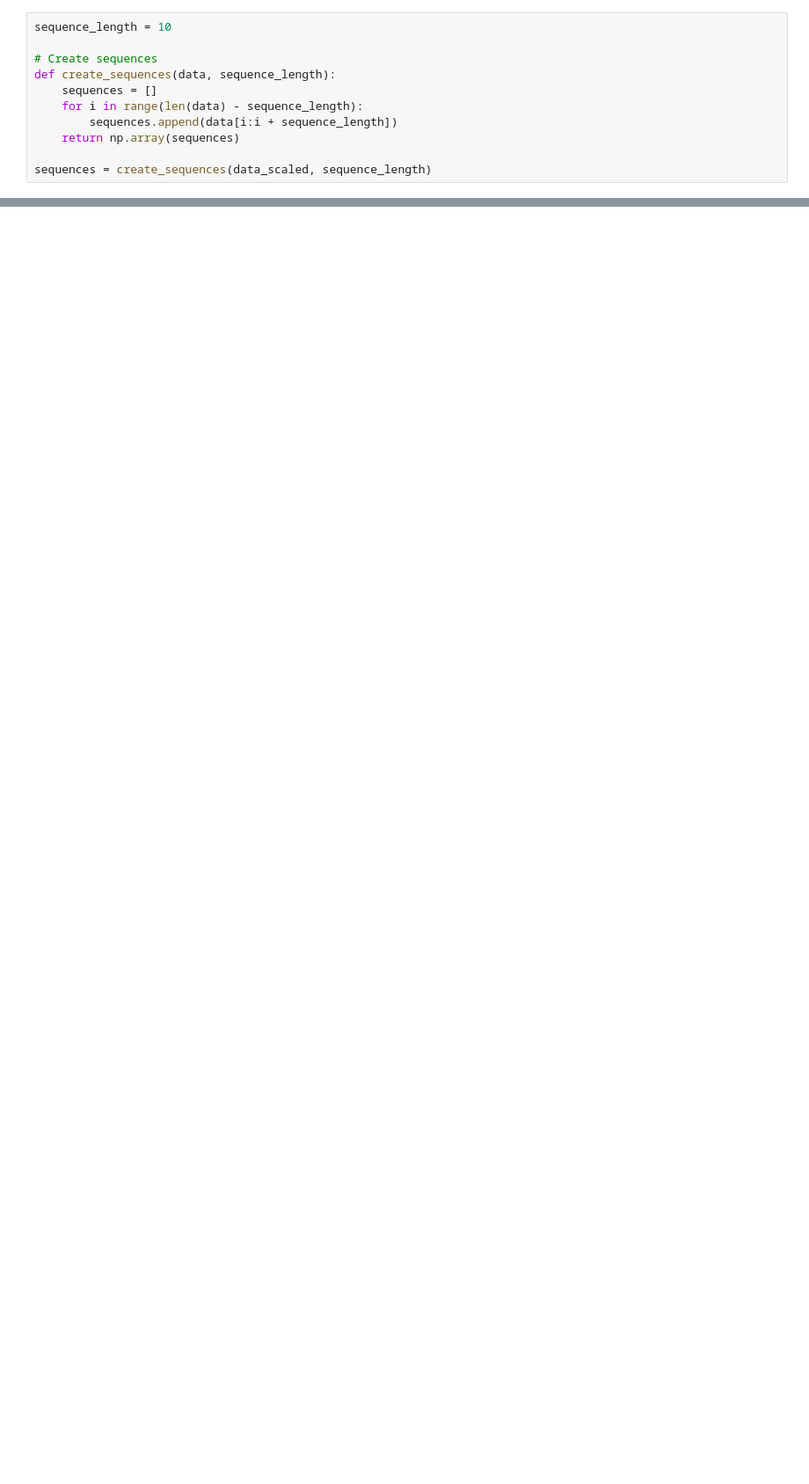
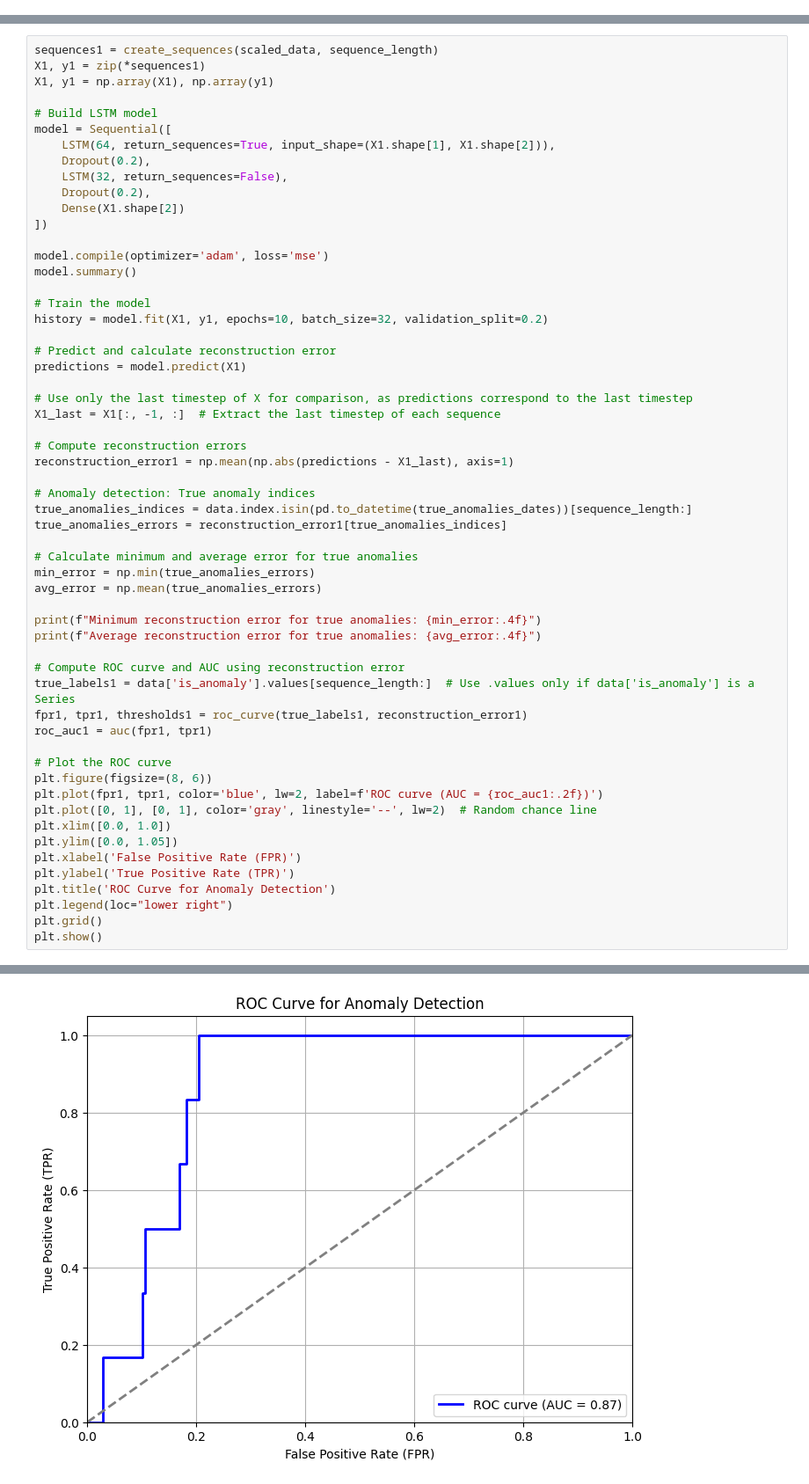
Before and after one commit to IKRAMJAAFAR/DeeL, a Jupyter notebook: models2.ipynb, the cells around one changed output, grey strips where cells are left out. Shown: that part at 88% size. Cells and saved outputs as stored; diff of their text form; blank space fills up the shorter version.

```diff
--- a/models2.ipynb
+++ b/models2.ipynb
@@ -23,11 +0,0 @@ data_scaled = scaler.fit_transform(data)
-# %%
-sequence_length = 10
-
-# Create sequences
-def create_sequences(data, sequence_length):
-    sequences = []
-    for i in range(len(data) - sequence_length):
-        sequences.append(data[i:i + sequence_length])
-    return np.array(sequences)
-
-sequences = create_sequences(data_scaled, sequence_length)
@@ -608,0 +38,58 @@ Seasonal Decomposition Threshold (95th Percentile): 0.092675
+# %%
+sequences1 = create_sequences(scaled_data, sequence_length)
+X1, y1 = zip(*sequences1)
+X1, y1 = np.array(X1), np.array(y1)
+
+# Build LSTM model
+model = Sequential([
+    LSTM(64, return_sequences=True, input_shape=(X1.shape[1], X1.shape[2])),
+    Dropout(0.2),
+    LSTM(32, return_sequences=False),
+    Dropout(0.2),
+    Dense(X1.shape[2])
+])
+
+model.compile(optimizer='adam', loss='mse')
+model.summary()
+
+# Train the model
+history = model.fit(X1, y1, epochs=10, batch_size=32, validation_split=0.2)
+
+# Predict and calculate reconstruction error
+predictions = model.predict(X1)
+
+# Use only the last timestep of X for comparison, as predictions correspond to the last timestep
+X1_last = X1[:, -1, :]  # Extract the last timestep of each sequence
+
+# Compute reconstruction errors
+reconstruction_error1 = np.mean(np.abs(predictions - X1_last), axis=1)
+
+# Anomaly detection: True anomaly indices
+true_anomalies_indices = data.index.isin(pd.to_datetime(true_anomalies_dates))[sequence_length:]
+true_anomalies_errors = reconstruction_error1[true_anomalies_indices]
+
+# Calculate minimum and average error for true anomalies
+min_error = np.min(true_anomalies_errors)
+avg_error = np.mean(true_anomalies_errors)
+
+print(f"Minimum reconstruction error for true anomalies: {min_error:.4f}")
+print(f"Average reconstruction error for true anomalies: {avg_error:.4f}")
+
+# Compute ROC curve and AUC using reconstruction error
+true_labels1 = data['is_anomaly'].values[sequence_length:]  # Use .values only if data['is_anomaly'] is a Series
+fpr1, tpr1, thresholds1 = roc_curve(true_labels1, reconstruction_error1)
+roc_auc1 = auc(fpr1, tpr1)
+
+# Plot the ROC curve
+plt.figure(figsize=(8, 6))
+plt.plot(fpr1, tpr1, color='blue', lw=2, label=f'ROC curve (AUC = {roc_auc1:.2f})')
+plt.plot([0, 1], [0, 1], color='gray', linestyle='--', lw=2)  # Random chance line
+plt.xlim([0.0, 1.0])
+plt.ylim([0.0, 1.05])
+plt.xlabel('False Positive Rate (FPR)')
+plt.ylabel('True Positive Rate (TPR)')
+plt.title('ROC Curve for Anomaly Detection')
+plt.legend(loc="lower right")
+plt.grid()
+plt.show()
+# %% [output]
@@ -608,0 +113 @@ Seasonal Decomposition Threshold (95th Percentile): 0.092675
+[figure, added]
```
Also changed, not shown: parts of 18 cells of this notebook.
